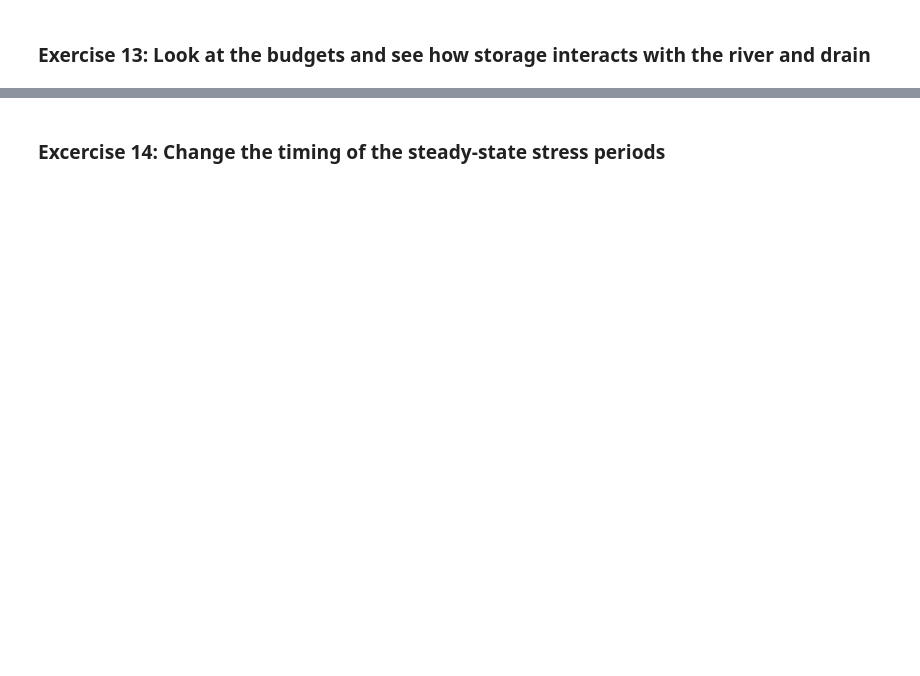
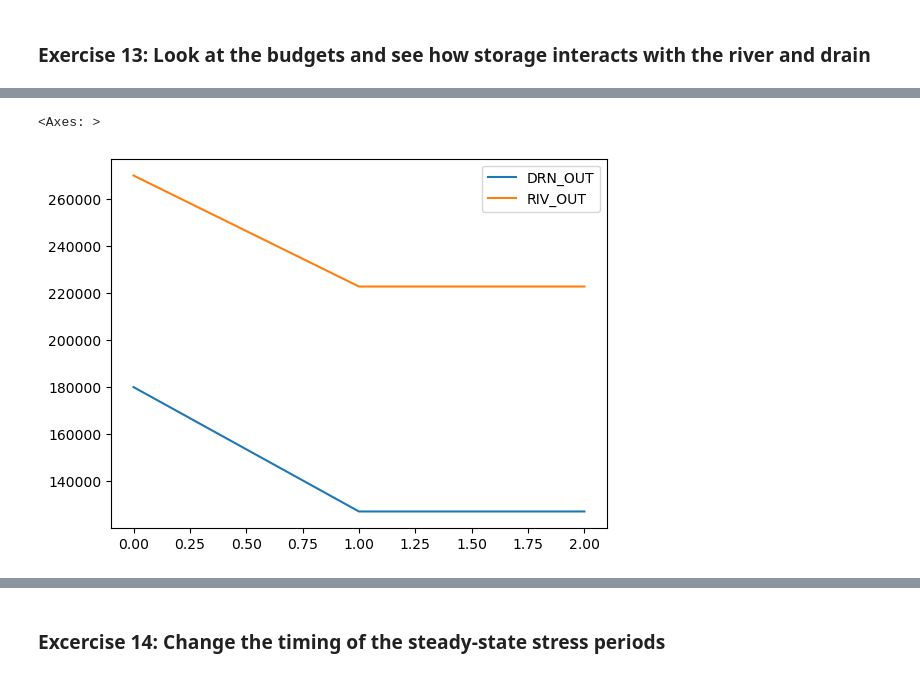
Before and after one commit to langevin-usgs/modflow-sandiego-2025, a Jupyter notebook: exercises/PS2_flopy/ps2_flopy.ipynb, the cells around one changed output, grey strips where cells are left out. Cells and saved outputs as stored; diff of their text form; code cells hidden in the pictures; blank space fills up the shorter version.

```diff
--- a/exercises/PS2_flopy/ps2_flopy.ipynb
+++ b/exercises/PS2_flopy/ps2_flopy.ipynb
@@ -536 +1111,6 @@ m2e_bud_incdf
+# %%
+m2e_bud_incdf[['DRN_OUT','RIV_OUT']].plot()
+# %% [output]
+<Axes: >
+[figure, added]
 # %%
```
Also changed, not shown: parts of 87 cells of this notebook.
